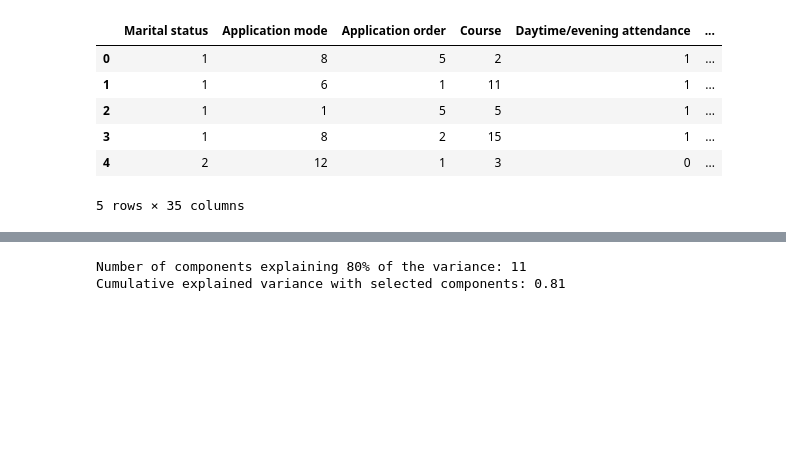
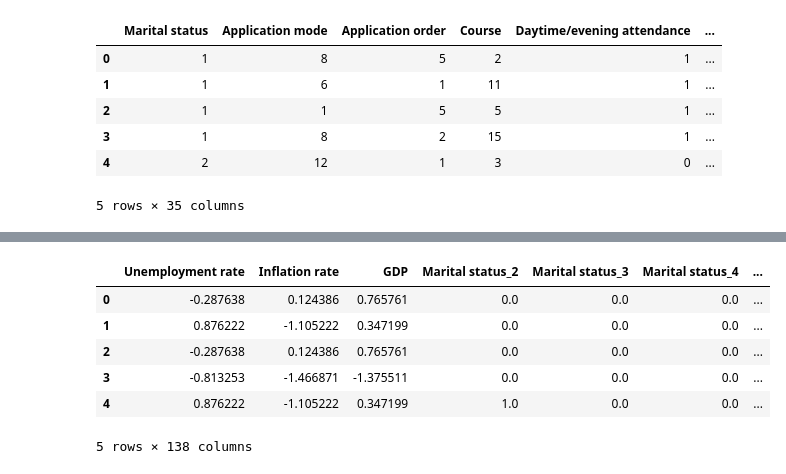
Before and after one commit to progdaddy/IT3212, a Jupyter notebook: notebook/Assignment_3/assignment3.ipynb, the cells around one changed output, grey strips where cells are left out. Drawn from its saved outputs; the diff is of its cells as text; code cells hidden in the pictures; blank space fills up the shorter version.

```diff
--- a/notebook/Assignment_3/assignment3.ipynb
+++ b/notebook/Assignment_3/assignment3.ipynb
@@ -18,20 +93,17 @@ from sklearn.preprocessing import StandardScaler, OneHotEncoder
 from sklearn.impute import SimpleImputer
 from sklearn.pipeline import Pipeline
 from sklearn.compose import ColumnTransformer
-from sklearn.decomposition import PCA
-import numpy as np
 import pandas as pd
 
-# Reloading the dataset to ensure continuity
+# Load the dataset
 file_path = '../../data/student-graduation/graduation_dataset.csv'
 data = pd.read_csv(file_path)
 
-# Separate the features and target variable again for consistency
+# Separate the features and target variable
 X = data.drop(columns=['Target'])
 y = data['Target']
 
-# Step 1: Handling Missing Values
-# Re-identifying numerical and categorical columns
+# Define numerical and categorical features
 numerical_features = ['Unemployment rate', 'Inflation rate', 'GDP']
 categorical_features = ['Marital status', 'Application mode', 'Daytime/evening attendance', 'Nacionality',
                         'Mother\'s qualification', 'Father\'s qualification', 'Mother\'s occupation']
@@ -44,61 +116,41 @@ categorical_imputer = SimpleImputer(strategy='most_frequent')
 scaler = StandardScaler()
 
 # Encoding Categorical Variables
 encoder = OneHotEncoder(drop='first', sparse_output=False)
 
 # Constructing preprocessing pipelines for both numerical and categorical features
 numerical_pipeline = Pipeline([
     ('imputer', numerical_imputer),
     ('scaler', scaler)
 ])
 
 categorical_pipeline = Pipeline([
     ('imputer', categorical_imputer),
     ('encoder', encoder)
 ])
 
 # Combining both numerical and categorical transformations
 preprocessor = ColumnTransformer([
     ('num', numerical_pipeline, numerical_features),
     ('cat', categorical_pipeline, categorical_features)
 ])
 
-# Apply preprocessing and directly access the transformed data for creating DataFrame
+# Apply preprocessing to transform the features
 X_processed = preprocessor.fit_transform(X)
 
-# Directly retrieve feature names from the transformers after fitting
+# Retrieve feature names and create a DataFrame with processed data
 encoded_feature_names = preprocessor.named_transformers_['cat']['encoder'].get_feature_names_out(categorical_features)
 numerical_feature_names = numerical_features
 processed_columns = list(numerical_feature_names) + list(encoded_feature_names)
-
-# Creating DataFrame with the processed data
 X_processed_df = pd.DataFrame(X_processed, columns=processed_columns, index=X.index)
 
-# Step 4: Correlation Analysis and Removal of Highly Correlated Features
-correlation_matrix = X_processed_df.corr().abs()
-upper_triangle = correlation_matrix.where(np.triu(np.ones(correlation_matrix.shape), k=1).astype(bool))
-high_correlation_features = [column for column in upper_triangle.columns if any(upper_triangle[column] > 0.9)]
-X_reduced = X_processed_df.drop(columns=high_correlation_features)
-
-# Step 5: Dimensionality Reduction with PCA
-# Set n_components to 0.80 to retain components that explain 80% of the variance
-pca = PCA(n_components=11)
-X_final = pca.fit_transform(X_reduced)
-
-# Create final DataFrame with reduced features
-X_final_df = pd.DataFrame(X_final, columns=[f'PC{i+1}' for i in range(X_final.shape[1])])
-
-explained_variance = pca.explained_variance_ratio_
-cumulative_variance = np.cumsum(explained_variance)
-n_components = np.argmax(cumulative_variance >= 0.80) + 1
-print(f"Number of components explaining 80% of the variance: {n_components}")
-
-# Display the cumulative explained variance to confirm the threshold
-cumulative_variance_80 = np.cumsum(pca.explained_variance_ratio_)[-1]
-print(f"Cumulative explained variance with selected components: {cumulative_variance_80:.2f}")
-
-# Display the first few rows of the final preprocessed data
-X_final_df.head()
+# Display the first few rows of the preprocessed data
+X_processed_df.head()
 # %% [output]
+|  | Unemployment rate | Inflation rate | GDP | Marital status_2 | Marital status_3 | Marital status_4 | ... |
+| 0 | -0.287638 | 0.124386 | 0.765761 | 0.0 | 0.0 | 0.0 | ... |
+| 1 | 0.876222 | -1.105222 | 0.347199 | 0.0 | 0.0 | 0.0 | ... |
+| 2 | -0.287638 | 0.124386 | 0.765761 | 0.0 | 0.0 | 0.0 | ... |
+| 3 | -0.813253 | -1.466871 | -1.375511 | 0.0 | 0.0 | 0.0 | ... |
+| 4 | 0.876222 | -1.105222 | 0.347199 | 1.0 | 0.0 | 0.0 | ... |
-Number of components explaining 80% of the variance: 11
-Cumulative explained variance with selected components: 0.81
+5 rows × 138 columns
```
Also changed, not shown: parts of 6 cells of this notebook.
